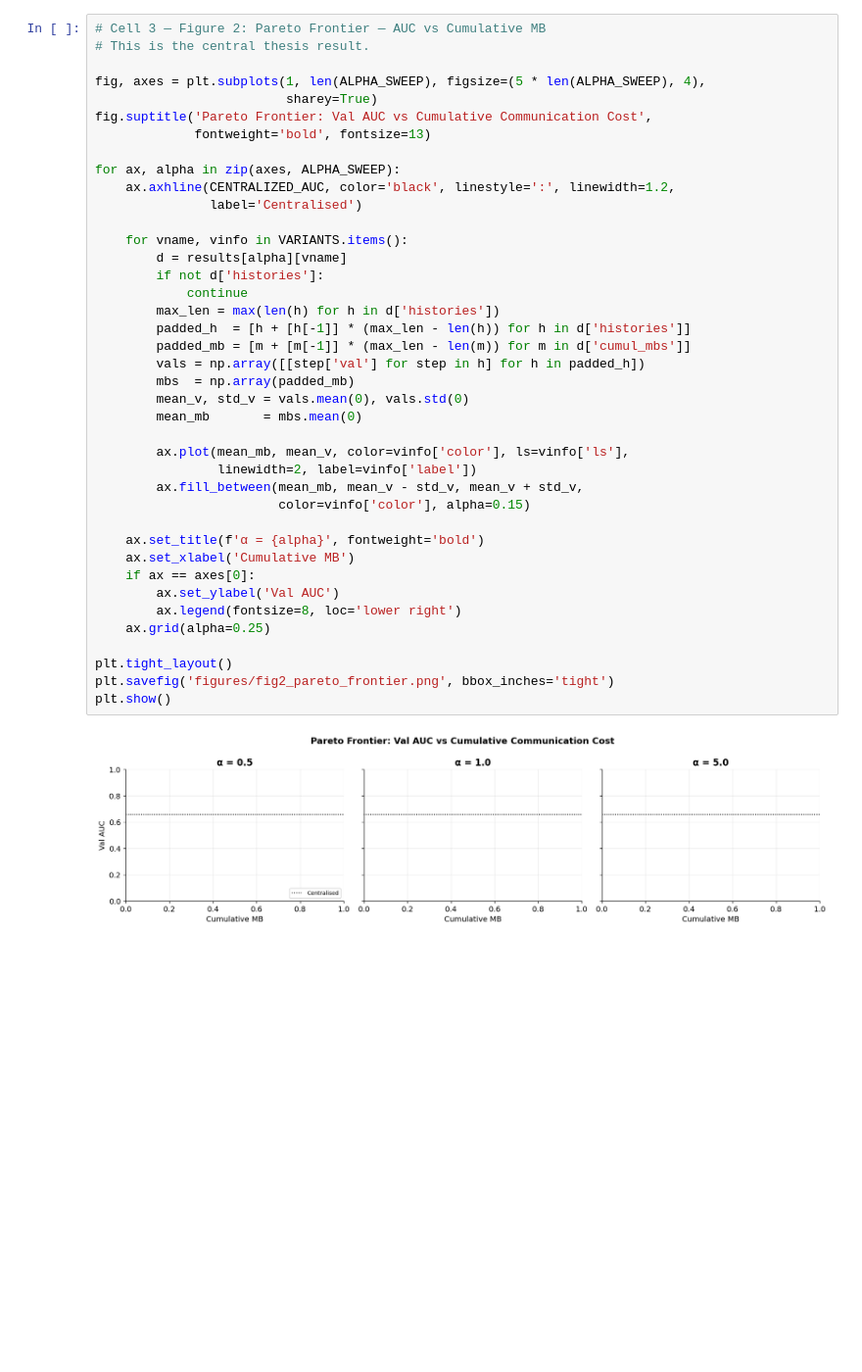
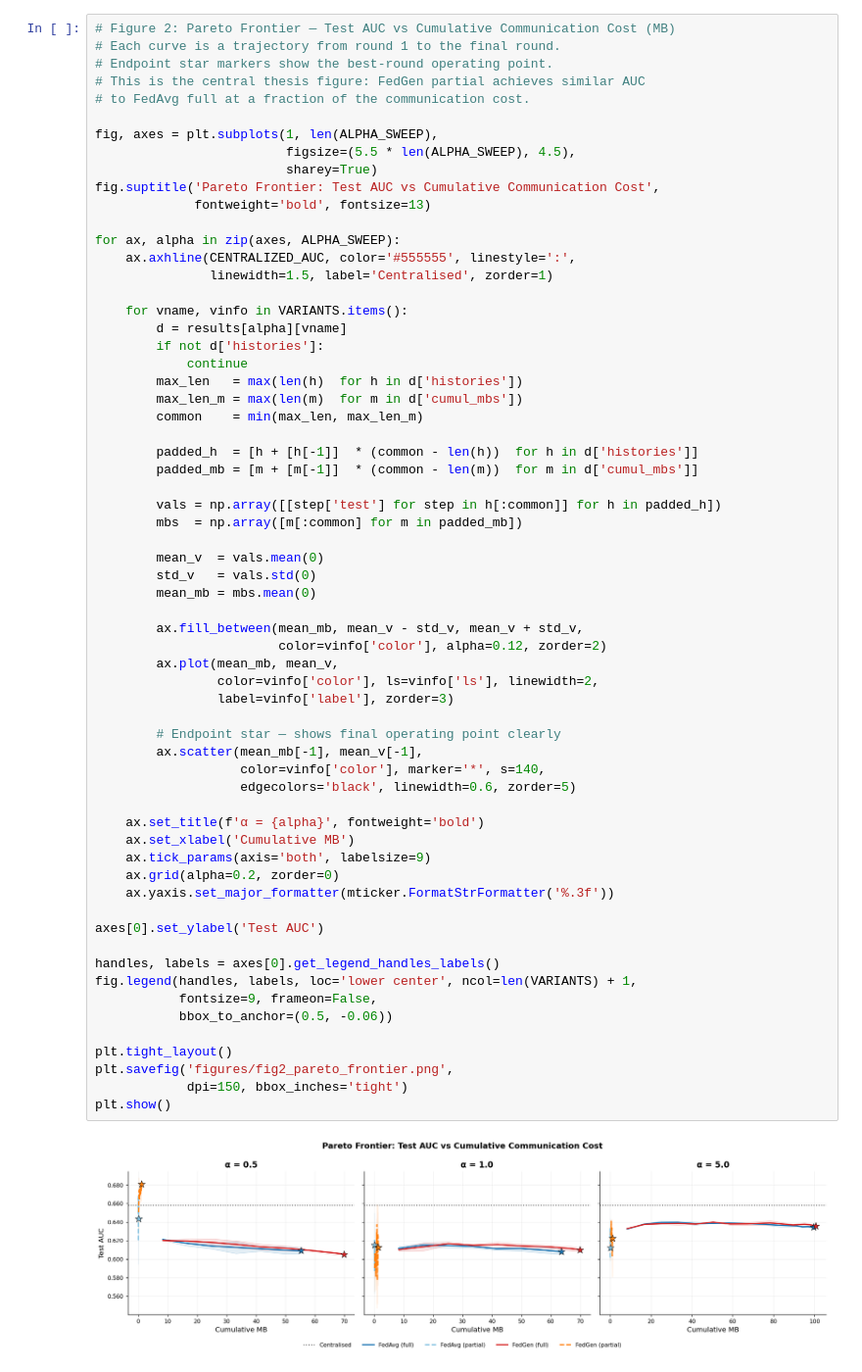
Before and after one commit to SrMallol2/Federated-Learning-Under-Data-Heterogeneity-for-Real-Applications-in-Multiple-Domains, a Jupyter notebook: Practices/Use Case 1 (Health)/04_Results/04_Results.ipynb, the cells around one changed output. Shown at 98% size. Drawn from its saved outputs; the diff is of its cells as text; blank space fills up the shorter version.

```diff
--- a/Practices/Use Case 1 (Health)/04_Results/04_Results.ipynb
+++ b/Practices/Use Case 1 (Health)/04_Results/04_Results.ipynb
@@ -126,43 +131,66 @@ plt.show()
 # %%
-# Cell 3 — Figure 2: Pareto Frontier — AUC vs Cumulative MB
-# This is the central thesis result.
+# Figure 2: Pareto Frontier — Test AUC vs Cumulative Communication Cost (MB)
+# Each curve is a trajectory from round 1 to the final round.
+# Endpoint star markers show the best-round operating point.
+# This is the central thesis figure: FedGen partial achieves similar AUC
+# to FedAvg full at a fraction of the communication cost.
 
-fig, axes = plt.subplots(1, len(ALPHA_SWEEP), figsize=(5 * len(ALPHA_SWEEP), 4),
+fig, axes = plt.subplots(1, len(ALPHA_SWEEP),
+                         figsize=(5.5 * len(ALPHA_SWEEP), 4.5),
                          sharey=True)
-fig.suptitle('Pareto Frontier: Val AUC vs Cumulative Communication Cost',
+fig.suptitle('Pareto Frontier: Test AUC vs Cumulative Communication Cost',
              fontweight='bold', fontsize=13)
 
 for ax, alpha in zip(axes, ALPHA_SWEEP):
-    ax.axhline(CENTRALIZED_AUC, color='black', linestyle=':', linewidth=1.2,
-               label='Centralised')
+    ax.axhline(CENTRALIZED_AUC, color='#555555', linestyle=':',
+               linewidth=1.5, label='Centralised', zorder=1)
 
     for vname, vinfo in VARIANTS.items():
         d = results[alpha][vname]
         if not d['histories']:
             continue
-        max_len = max(len(h) for h in d['histories'])
-        padded_h  = [h + [h[-1]] * (max_len - len(h)) for h in d['histories']]
-        padded_mb = [m + [m[-1]] * (max_len - len(m)) for m in d['cumul_mbs']]
-        vals = np.array([[step['val'] for step in h] for h in padded_h])
-        mbs  = np.array(padded_mb)
-        mean_v, std_v = vals.mean(0), vals.std(0)
-        mean_mb       = mbs.mean(0)
+        max_len   = max(len(h)  for h in d['histories'])
+        max_len_m = max(len(m)  for m in d['cumul_mbs'])
+        common    = min(max_len, max_len_m)
 
-        ax.plot(mean_mb, mean_v, color=vinfo['color'], ls=vinfo['ls'],
-                linewidth=2, label=vinfo['label'])
+        padded_h  = [h + [h[-1]]  * (common - len(h))  for h in d['histories']]
+        padded_mb = [m + [m[-1]]  * (common - len(m))  for m in d['cumul_mbs']]
+
+        vals = np.array([[step['test'] for step in h[:common]] for h in padded_h])
+        mbs  = np.array([m[:common] for m in padded_mb])
+
+        mean_v  = vals.mean(0)
+        std_v   = vals.std(0)
+        mean_mb = mbs.mean(0)
+
         ax.fill_between(mean_mb, mean_v - std_v, mean_v + std_v,
-                        color=vinfo['color'], alpha=0.15)
+                        color=vinfo['color'], alpha=0.12, zorder=2)
+        ax.plot(mean_mb, mean_v,
+                color=vinfo['color'], ls=vinfo['ls'], linewidth=2,
+                label=vinfo['label'], zorder=3)
+
+        # Endpoint star — shows final operating point clearly
+        ax.scatter(mean_mb[-1], mean_v[-1],
+                   color=vinfo['color'], marker='*', s=140,
+                   edgecolors='black', linewidth=0.6, zorder=5)
 
     ax.set_title(f'α = {alpha}', fontweight='bold')
     ax.set_xlabel('Cumulative MB')
-    if ax == axes[0]:
-        ax.set_ylabel('Val AUC')
-        ax.legend(fontsize=8, loc='lower right')
-    ax.grid(alpha=0.25)
+    ax.tick_params(axis='both', labelsize=9)
+    ax.grid(alpha=0.2, zorder=0)
+    ax.yaxis.set_major_formatter(mticker.FormatStrFormatter('%.3f'))
+
+axes[0].set_ylabel('Test AUC')
+
+handles, labels = axes[0].get_legend_handles_labels()
+fig.legend(handles, labels, loc='lower center', ncol=len(VARIANTS) + 1,
+           fontsize=9, frameon=False,
+           bbox_to_anchor=(0.5, -0.06))
 
 plt.tight_layout()
-plt.savefig('figures/fig2_pareto_frontier.png', bbox_inches='tight')
+plt.savefig('figures/fig2_pareto_frontier.png',
+            dpi=150, bbox_inches='tight')
 plt.show()
 # %% [output]
-[figure, old version]
+[figure, new version]
 # %%
```
Also changed, not shown: parts of 5 cells of this notebook, 47 other files.
